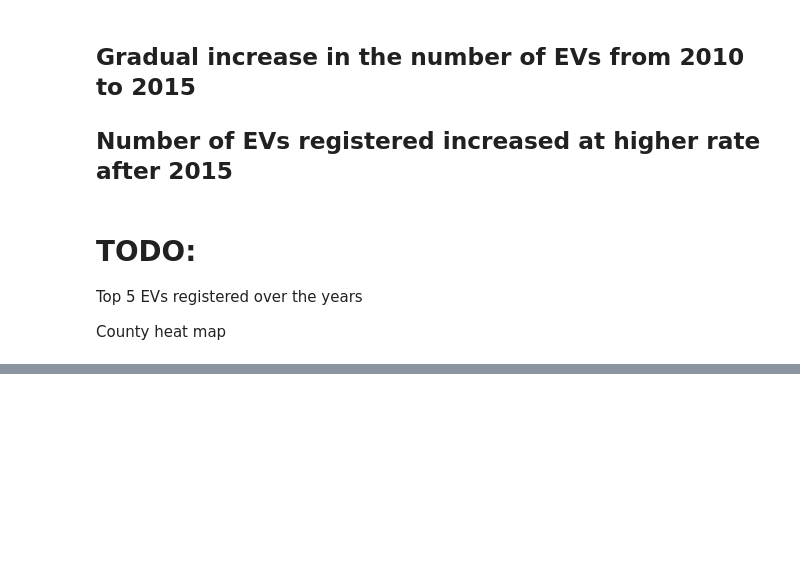
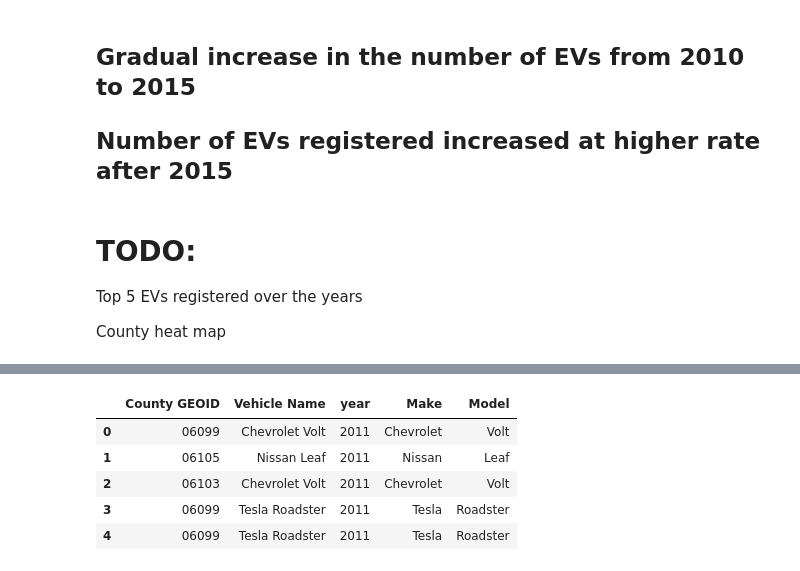
Before and after one commit to akashjn/DataScience, a Jupyter notebook: 0_Webscraping.ipynb, the cells around one changed output, grey strips where cells are left out. Cells and saved outputs as stored; diff of their text form; code cells hidden in the pictures; blank space fills up the shorter version.

```diff
--- a/0_Webscraping.ipynb
+++ b/0_Webscraping.ipynb
@@ -170,0 +199,11 @@ County heat map
+# %%
+dt["Make"]=dt['Vehicle Name'].apply(lambda s:s.split()[0])
+dt["Model"]=dt['Vehicle Name'].apply(lambda s:''.join(s.split()[1:]))
+dt.head()
+# %% [output]
+|  | County GEOID | Vehicle Name | year | Make | Model |
+| 0 | 06099 | Chevrolet Volt | 2011 | Chevrolet | Volt |
+| 1 | 06105 | Nissan Leaf | 2011 | Nissan | Leaf |
+| 2 | 06103 | Chevrolet Volt | 2011 | Chevrolet | Volt |
+| 3 | 06099 | Tesla Roadster | 2011 | Tesla | Roadster |
+| 4 | 06099 | Tesla Roadster | 2011 | Tesla | Roadster |
```
Also changed, not shown: parts of 11 cells of this notebook.
